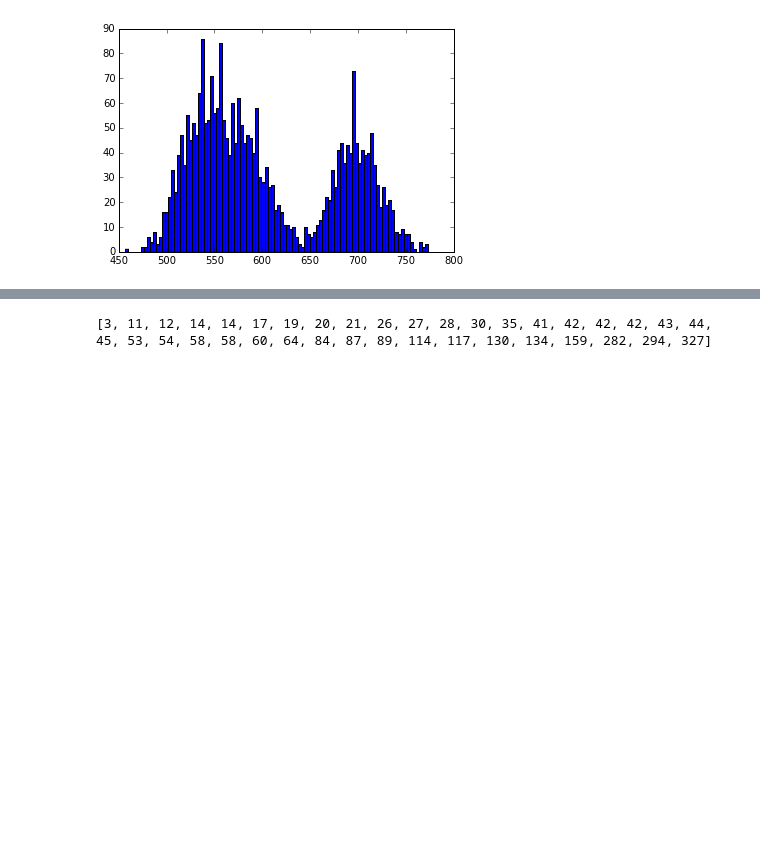
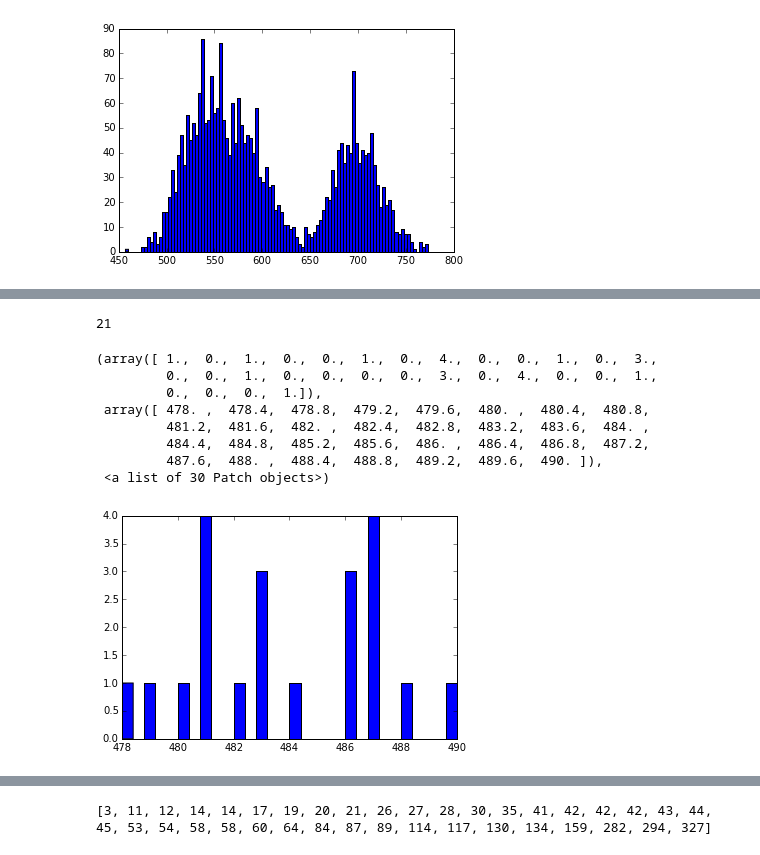
Before and after one commit to mzw4/jyupitertime, a Jupyter notebook: comp1/CS 5786 Comp 1 - JAC.ipynb, the cells around one changed output, grey strips where cells are left out. Drawn from its saved outputs; the diff is of its cells as text; code cells hidden in the pictures; blank space fills up the shorter version.

```diff
--- a/comp1/CS 5786 Comp 1 - JAC.ipynb
+++ b/comp1/CS 5786 Comp 1 - JAC.ipynb
@@ -3104,0 +3126,15 @@ plt.hist(speech_row_sums.values(), bins=100)
+# %%
+to_plot = [i for i in speech_row_sums.values() if 490 >= i >= 475]
+print len(to_plot)
+plt.hist(to_plot, bins=30)
+# %% [output]
+21
+(array([ 1.,  0.,  1.,  0.,  0.,  1.,  0.,  4.,  0.,  0.,  1.,  0.,  3.,
+         0.,  0.,  1.,  0.,  0.,  0.,  0.,  3.,  0.,  4.,  0.,  0.,  1.,
+         0.,  0.,  0.,  1.]),
+ array([ 478. ,  478.4,  478.8,  479.2,  479.6,  480. ,  480.4,  480.8,
+         481.2,  481.6,  482. ,  482.4,  482.8,  483.2,  483.6,  484. ,
+         484.4,  484.8,  485.2,  485.6,  486. ,  486.4,  486.8,  487.2,
+         487.6,  488. ,  488.4,  488.8,  489.2,  489.6,  490. ]),
+ <a list of 30 Patch objects>)
+[figure, added]
```
Also changed, not shown: parts of 157 cells of this notebook.
